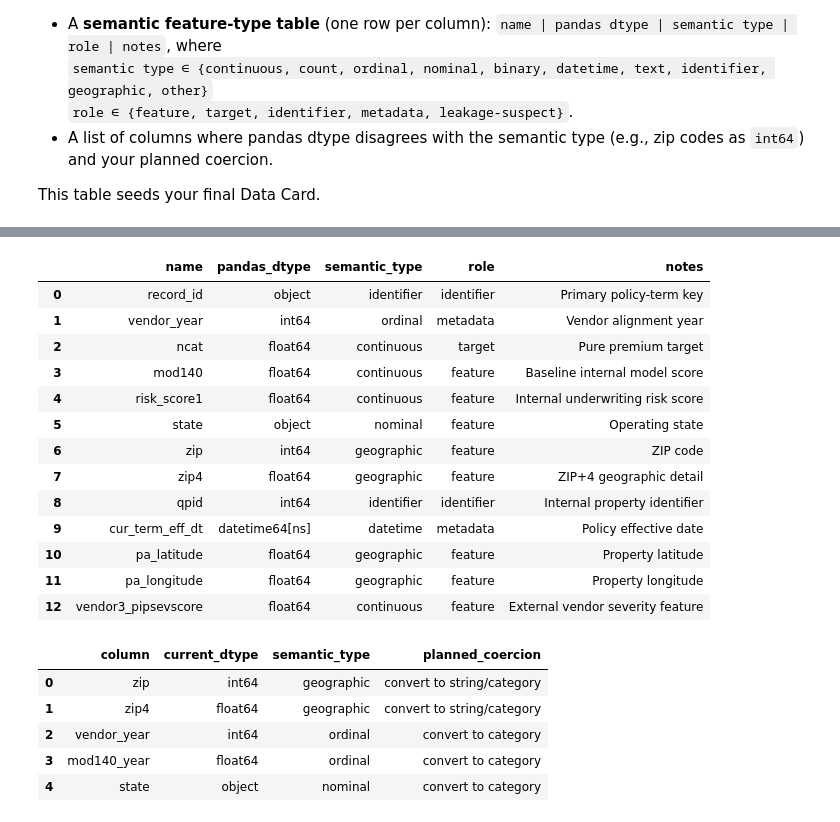
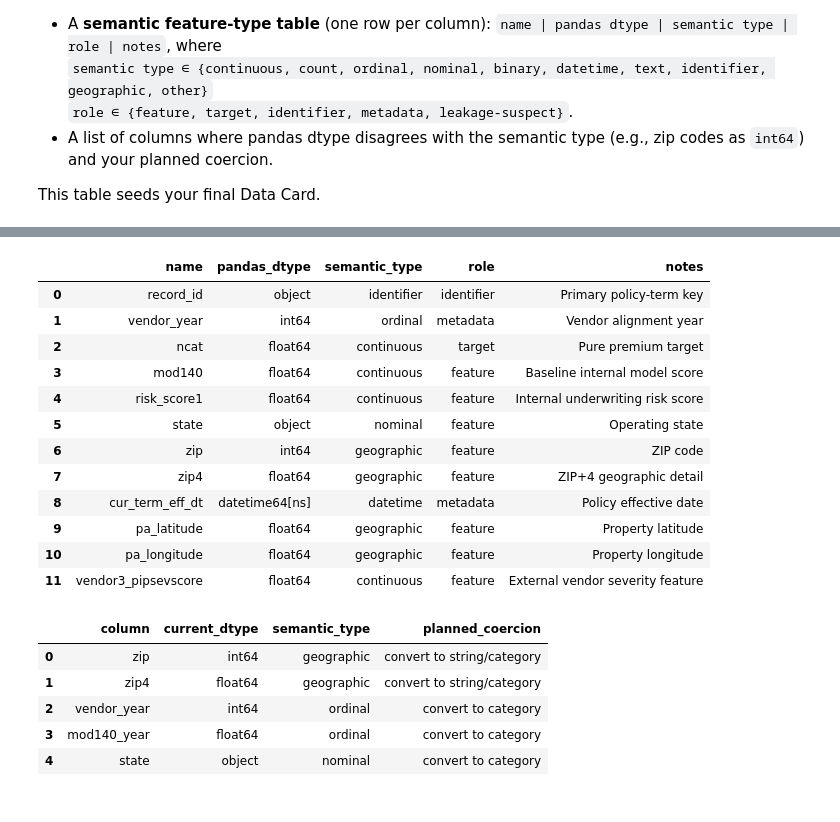
Before and after one commit to leah0727/GRAD_5800, a Jupyter notebook: capstone_eda_starter_notebook.ipynb, the cells around one changed output, grey strips where cells are left out. Drawn from its saved outputs; the diff is of its cells as text; code cells hidden in the pictures.

```diff
--- a/capstone_eda_starter_notebook.ipynb
+++ b/capstone_eda_starter_notebook.ipynb
@@ -178,7 +178,6 @@ semantic_table = pd.DataFrame({
         "state",
         "zip",
         "zip4",
-        "qpid",
         "cur_term_eff_dt",
         "pa_latitude",
         "pa_longitude",
@@ -194,7 +193,6 @@ semantic_table = pd.DataFrame({
         "object",
         "int64",
         "float64",
-        "int64",
         "datetime64[ns]",
         "float64",
         "float64",
@@ -210,7 +208,6 @@ semantic_table = pd.DataFrame({
         "nominal",
         "geographic",
         "geographic",
-        "identifier",
         "datetime",
         "geographic",
         "geographic",
@@ -226,46 +223,43 @@ semantic_table = pd.DataFrame({
         "feature",
         "feature",
         "feature",
-        "identifier",
         "metadata",
         "feature",
         "feature",
         "feature"
     ],
 
     "notes": [
         "Primary policy-term key",
         "Vendor alignment year",
         "Pure premium target",
         "Baseline internal model score",
         "Internal underwriting risk score",
         "Operating state",
         "ZIP code",
         "ZIP+4 geographic detail",
-        "Internal property identifier",
         "Policy effective date",
         "Property latitude",
         "Property longitude",
         "External vendor severity feature"
     ]
 })
 
 semantic_table
 # %% [output]
 |  | name | pandas_dtype | semantic_type | role | notes |
 | 0 | record_id | object | identifier | identifier | Primary policy-term key |
 | 1 | vendor_year | int64 | ordinal | metadata | Vendor alignment year |
 | 2 | ncat | float64 | continuous | target | Pure premium target |
 | 3 | mod140 | float64 | continuous | feature | Baseline internal model score |
 | 4 | risk_score1 | float64 | continuous | feature | Internal underwriting risk score |
 | 5 | state | object | nominal | feature | Operating state |
 | 6 | zip | int64 | geographic | feature | ZIP code |
 | 7 | zip4 | float64 | geographic | feature | ZIP+4 geographic detail |
-| 8 | qpid | int64 | identifier | identifier | Internal property identifier |
-| 9 | cur_term_eff_dt | datetime64[ns] | datetime | metadata | Policy effective date |
-| 10 | pa_latitude | float64 | geographic | feature | Property latitude |
-| 11 | pa_longitude | float64 | geographic | feature | Property longitude |
-| 12 | vendor3_pipsevscore | float64 | continuous | feature | External vendor severity feature |
+| 8 | cur_term_eff_dt | datetime64[ns] | datetime | metadata | Policy effective date |
+| 9 | pa_latitude | float64 | geographic | feature | Property latitude |
+| 10 | pa_longitude | float64 | geographic | feature | Property longitude |
+| 11 | vendor3_pipsevscore | float64 | continuous | feature | External vendor severity feature |
 # %%
 # Dtype-vs-semantic disagreements + coercion plan
 coercion_plan = pd.DataFrame({
```
Also changed, not shown: parts of 52 cells of this notebook, 3 other files.
